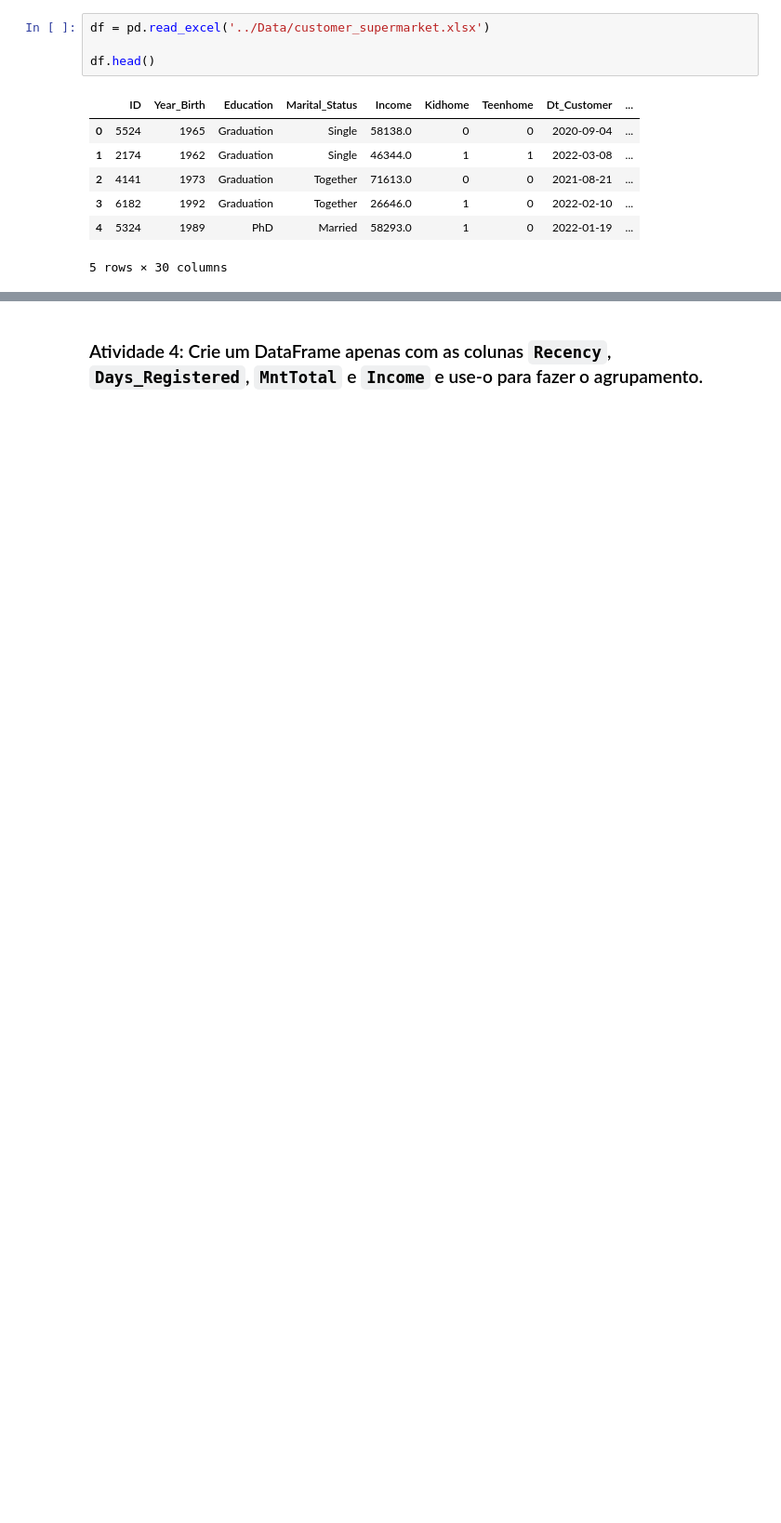
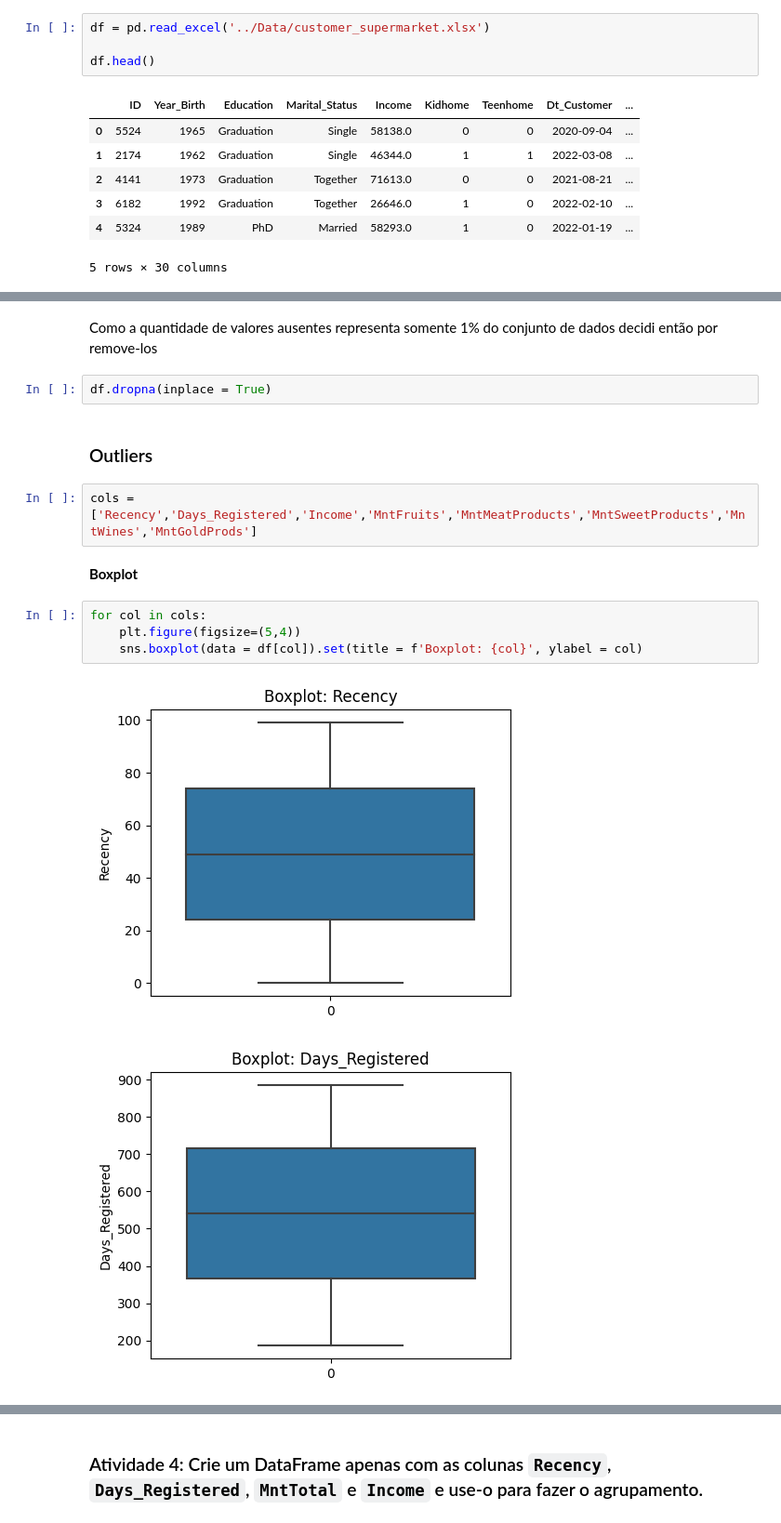
Before and after one commit to AurelioGuilherme/Sirius, a Jupyter notebook: 2 - Estatistica descritiva II/S2D4/Notebook/Semana4_Exercício.ipynb, the cells around one changed output, grey strips where cells are left out. Shown at 93% size. Cells and saved outputs as stored; diff of their text form; blank space fills up the shorter version.

```diff
--- a/2 - Estatistica descritiva II/S2D4/Notebook/Semana4_Exercício.ipynb
+++ b/2 - Estatistica descritiva II/S2D4/Notebook/Semana4_Exercício.ipynb
@@ -119,0 +186,17 @@ Dica: verifique `dados ausentes` e `outliers` e, se necessário, remova as linha
+# %% [markdown]
+Como a quantidade de valores ausentes representa somente 1% do conjunto de dados decidi então por remove-los
+# %%
+df.dropna(inplace = True)
+# %% [markdown]
+### Outliers
+# %%
+cols = ['Recency','Days_Registered','Income','MntFruits','MntMeatProducts','MntSweetProducts','MntWines','MntGoldProds']
+# %% [markdown]
+**Boxplot**
+# %%
+for col in cols:
+    plt.figure(figsize=(5,4))
+    sns.boxplot(data = df[col]).set(title = f'Boxplot: {col}', ylabel = col)
+# %% [output]
+[figure, added]
+[figure, added]
```
Also changed, not shown: parts of 77 cells of this notebook.
